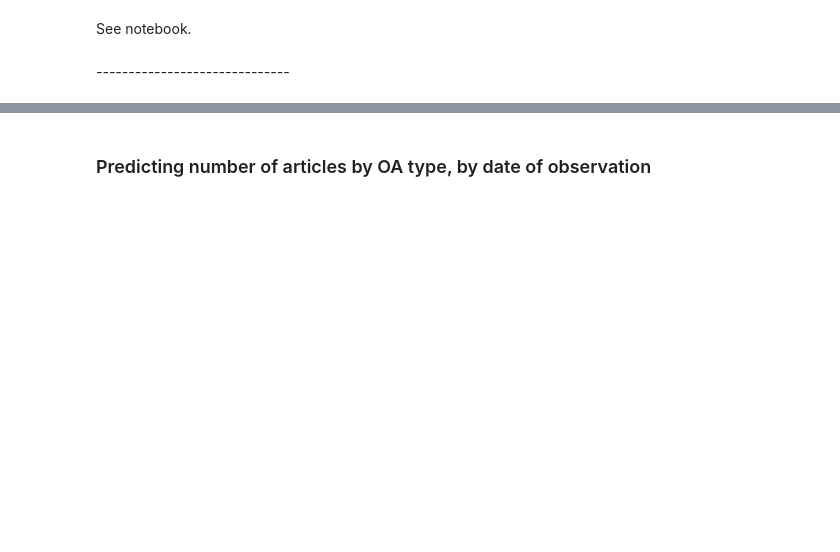
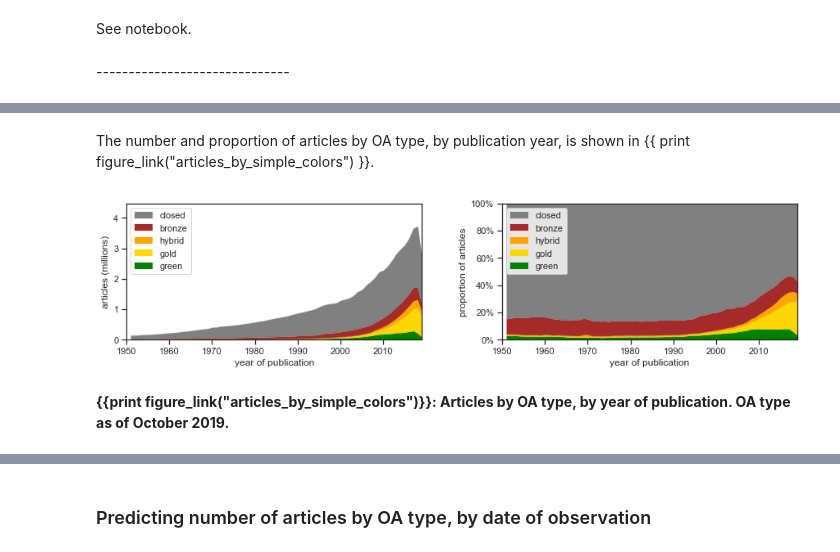
Before and after one commit to ourresearch/future-oa, a Jupyter notebook: manuscript.ipynb, the cells around one changed output, grey strips where cells are left out. Cells and saved outputs as stored; diff of their text form; code cells hidden in the pictures; blank space fills up the shorter version.

```diff
--- a/manuscript.ipynb
+++ b/manuscript.ipynb
@@ -990,7 +1007,7 @@ See notebook.
 # %%
 %%capture --no-stderr --no-stdout --no-display
 
-# query for unpaywall_data_by_year_with_embargos and unpaywall_data_by_year
+# query for articles_by_color_by_year_with_embargos and articles_by_color_by_year
 
 q = """
 with fix_elsevier_delayed_oa_status as (
@@ -1002,24 +1019,24 @@ end as oa_status
 from unpaywall u
 left join journal_delayed_oa_active delayed on u.journal_issn_l = delayed.issn_l
 )
-select date_part('year', published_date::timestamp) as published_year,
+select date_part('year', published_date::timestamp)::int as published_year,
 fixed.oa_status,
 delayed.embargo,
 count(*) as num_articles
 from unpaywall u
 left join journal_delayed_oa_active delayed on u.journal_issn_l = delayed.issn_l
 join fix_elsevier_delayed_oa_status fixed on fixed.doi=u.doi
-where genre = 'journal-article' and journal_issn_l != '0931-7597'
+where genre = 'journal-article' and journal_issn_l not in ('0849-6757', '0931-7597')
 and published_year > '1950-01-01'::timestamp
-and published_year < '2019-01-01'::timestamp
+-- and published_year < '2019-01-01'::timestamp
 group by published_year, fixed.oa_status, embargo
 order by published_year asc
 """
-unpaywall_data_by_year_with_embargos = read_from_file_or_db("unpaywall_data_by_year_with_embargos", q)
+articles_by_color_by_year_with_embargos = read_from_file_or_db("articles_by_color_by_year_with_embargos", q)
 
-unpaywall_data_by_year = unpaywall_data_by_year_with_embargos.drop(columns = ["embargo"])
-unpaywall_data_by_year = unpaywall_data_by_year.groupby(['published_year', 'oa_status']).sum()
-unpaywall_data_by_year.reset_index(inplace=True)
+articles_by_color_by_year = articles_by_color_by_year_with_embargos.drop(columns = ["embargo"])
+articles_by_color_by_year = articles_by_color_by_year.groupby(['published_year', 'oa_status']).sum()
+articles_by_color_by_year.reset_index(inplace=True)
 # %%
 %%capture --no-stderr --no-stdout --no-display
 
@@ -1290,0 +1289,8 @@ for i, graph_type in enumerate(oa_status_order):
+# %%
+register_new_figure("articles_by_simple_colors");
+articles_by_simple_colors_df = articles_by_color_by_year.copy()
+articles_by_simple_colors_df = articles_by_simple_colors_df.rename(
+    columns={"published_year": "x",
+             "num_articles": "y",
+             "oa_status": "color"
+})
@@ -1290,0 +1299,11 @@ for i, graph_type in enumerate(oa_status_order):
+# %% [markdown]
+The number and proportion of articles by OA type, by publication year, is shown in {{ print figure_link("articles_by_simple_colors") }}.
+# %%
+plot_area_and_proportion(articles_by_simple_colors_df,
+                         "simple",
+                         1950, 2019, 2019,
+                         fancy=None)
+# %% [output]
+[figure, added]
+# %% [markdown]
+**{{print figure_link("articles_by_simple_colors")}}: Articles by OA type, by year of publication. OA type as of October 2019.**
```
Also changed, not shown: parts of 123 cells of this notebook, 36 other files.
